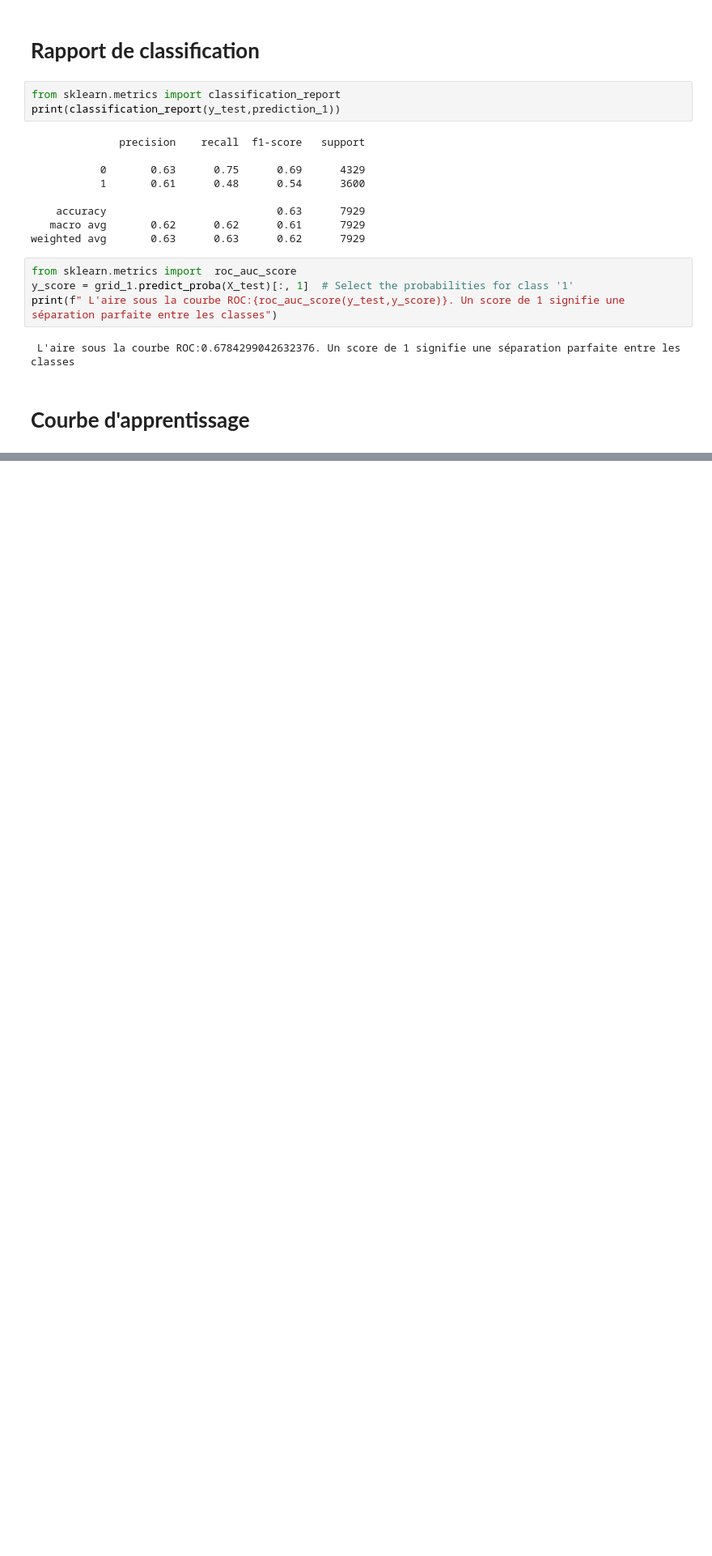
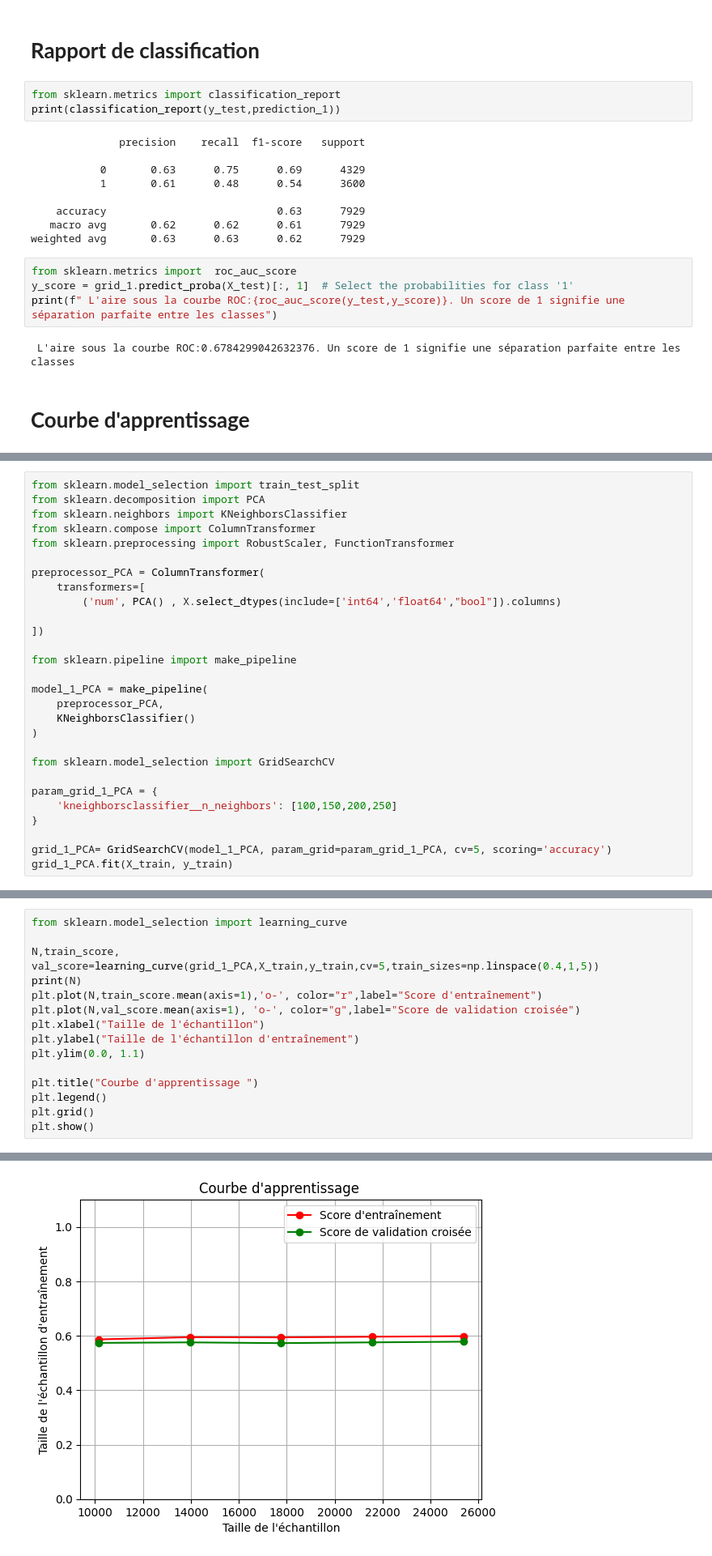
Before and after one commit to bigirimanainnocent12/Apprentissage_automatique, a Jupyter notebook: Apprentissage_Automatique.ipynb, the cells around one changed output, grey strips where cells are left out. Shown at 81% size. Saved outputs shown, nothing was run; the diff lists cells and outputs as text; blank space fills up the shorter version.

```diff
--- a/Apprentissage_Automatique.ipynb
+++ b/Apprentissage_Automatique.ipynb
@@ -621,0 +650,28 @@ NameError: name 'grid_1' is not defined
+# %%
+from sklearn.model_selection import train_test_split
+from sklearn.decomposition import PCA
+from sklearn.neighbors import KNeighborsClassifier
+from sklearn.compose import ColumnTransformer
+from sklearn.preprocessing import RobustScaler, FunctionTransformer
+
+preprocessor_PCA = ColumnTransformer(
+    transformers=[
+        ('num', PCA() , X.select_dtypes(include=['int64','float64',"bool"]).columns)
+
+])
+
+from sklearn.pipeline import make_pipeline
+
+model_1_PCA = make_pipeline(
+    preprocessor_PCA,
+    KNeighborsClassifier()
+)
+
+from sklearn.model_selection import GridSearchCV
+
+param_grid_1_PCA = {
+    'kneighborsclassifier__n_neighbors': [100,150,200,250]
+}
+
+grid_1_PCA= GridSearchCV(model_1_PCA, param_grid=param_grid_1_PCA, cv=5, scoring='accuracy')
+grid_1_PCA.fit(X_train, y_train)
@@ -621,0 +781,16 @@ NameError: name 'grid_1' is not defined
+# %%
+from sklearn.model_selection import learning_curve
+
+N,train_score, val_score=learning_curve(grid_1_PCA,X_train,y_train,cv=5,train_sizes=np.linspace(0.4,1,5))
+print(N)
+plt.plot(N,train_score.mean(axis=1),'o-', color="r",label="Score d'entraînement")
+plt.plot(N,val_score.mean(axis=1), 'o-', color="g",label="Score de validation croisée")
+plt.xlabel("Taille de l'échantillon")
+plt.ylabel("Taille de l'échantillon d'entraînement")
+plt.ylim(0.0, 1.1)
+
+plt.title("Courbe d'apprentissage ")
+plt.legend()
+plt.grid()
+plt.show()
+# %% [output]
@@ -621,0 +798 @@ NameError: name 'grid_1' is not defined
+[figure, added]
```
Also changed, not shown: parts of 31 cells of this notebook.
